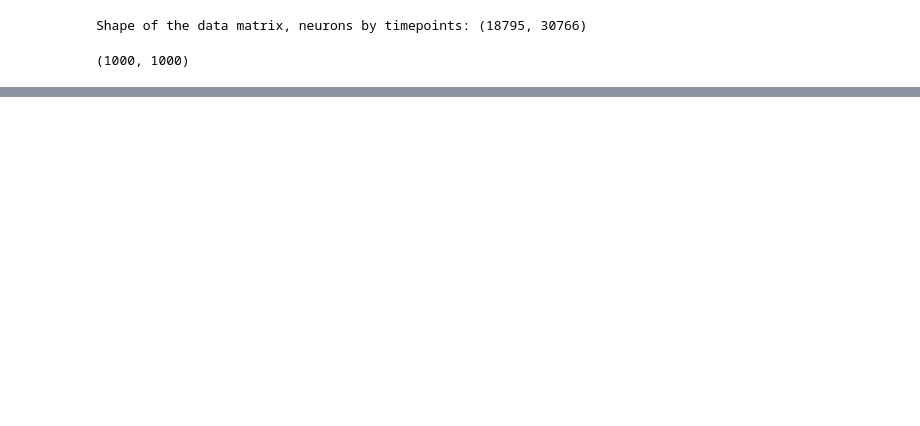
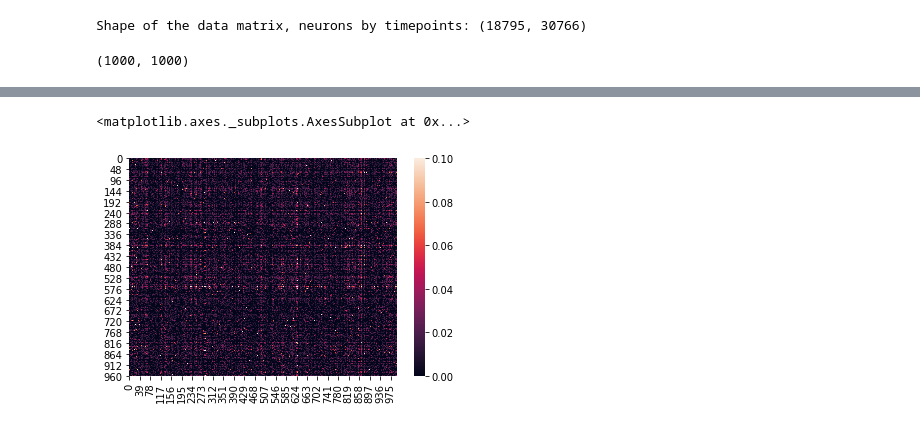
Before and after one commit to mariakesa/Algorithms, a Jupyter notebook: ApproximationAlgorithms/VertexCoverWithNeuralData.ipynb, the cells around one changed output, grey strips where cells are left out. Saved outputs shown, nothing was run; the diff lists cells and outputs as text; code cells hidden in the pictures; blank space fills up the shorter version.

Commit message:
Add thresholding and heatmap

```diff
--- a/ApproximationAlgorithms/VertexCoverWithNeuralData.ipynb
+++ b/ApproximationAlgorithms/VertexCoverWithNeuralData.ipynb
@@ -32,0 +39,6 @@ median=np.median(corr_coef)
+# %%
+threshold_corr=np.zeros((1000,1000))
+threshold_corr[corr_coef>median]=corr_coef[corr_coef>median]
+print(threshold_corr.shape)
+np.fill_diagonal(threshold_corr,0)
+print(threshold_corr)
@@ -32,0 +54,6 @@ median=np.median(corr_coef)
+# %%
+import seaborn as sns
+sns.heatmap(threshold_corr,vmin=0,vmax=0.1)
+# %% [output]
+<matplotlib.axes._subplots.AxesSubplot at 0x...>
+[figure, added]
```
Also changed, not shown: parts of 3 cells of this notebook.
